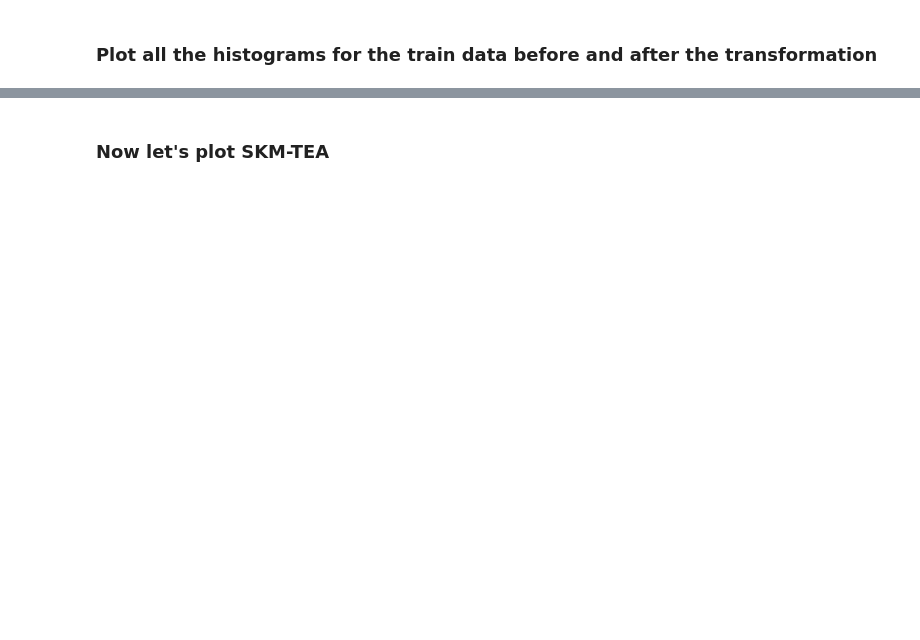
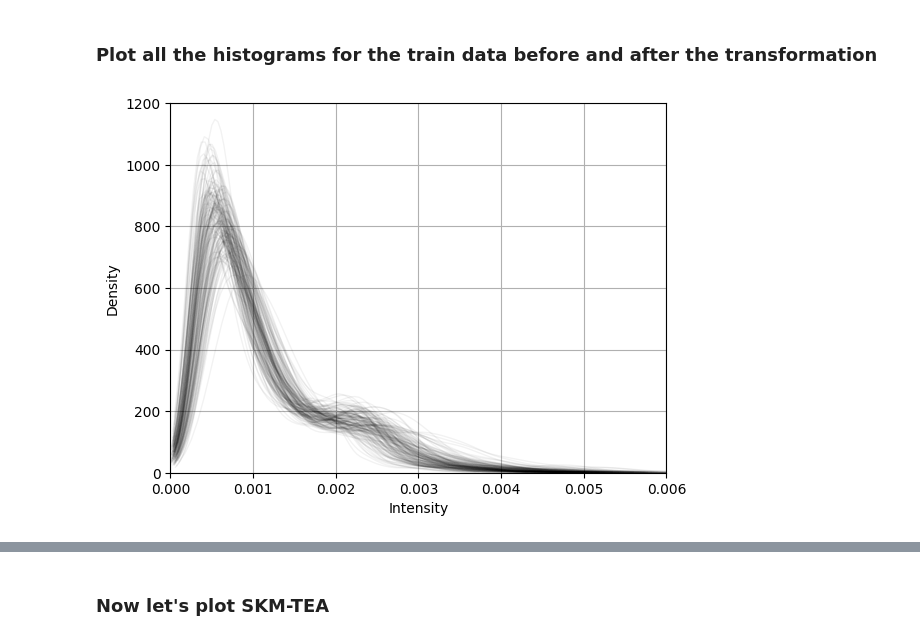
Before and after one commit to oliverjm1/mri_normalisation, a Jupyter notebook: methods/calculate_histogram_template.ipynb, the cells around one changed output, grey strips where cells are left out. Saved outputs shown, nothing was run; the diff lists cells and outputs as text; code cells hidden in the pictures; blank space fills up the shorter version.

Commit message:
results stuff and histogram templates

```diff
--- a/methods/calculate_histogram_template.ipynb
+++ b/methods/calculate_histogram_template.ipynb
@@ -18,8 +18,8 @@ from src.skmtea_utils import *
 # %% [markdown]
 ## Nyul Method First
 # %%
-raw_data_path = '../../../nnUNet_data/nnUNet_raw/Dataset361_Menisci/imagesTr/'
-save_path = '../../../nnUNet_data/nnUNet_preprocessed/Dataset361_Menisci/'
+raw_data_path = '../nnUNet_data/nnUNet_raw/Dataset361_Menisci/imagesTr/'
+save_path = '../nnUNet_data/nnUNet_preprocessed/Dataset361_Menisci/'
 
 files = glob.glob(raw_data_path + '*')
 # %%
@@ -73,19 +89,21 @@ plot_histogram(ax, transformed.mri.data.numpy().ravel(), label='Standardized', a
 # %%
 fig, ax = plt.subplots(dpi=100)
 for path in tqdm(files):
     tensor = tio.ScalarImage(path).data
     values = tensor.numpy().ravel()
 
     # get sample of values
-    sample = np.random.choice(values, 100000)
+    sample = np.random.choice(values, 10000)
     plot_histogram(ax, sample)
 
 ax.set_xlabel('Intensity')
 ax.set_ylabel('Density')
 ax.set_xlim(0, 0.006)
 ax.set_ylim(0, 1200)
 ax.grid()
 plt.savefig('iwoai_histograms.pdf', format='pdf', bbox_inches='tight')
+# %% [output]
+[figure, added]
 # %%
 fig, ax = plt.subplots(dpi=100)
 for path in tqdm(files):
```
Also changed, not shown: parts of 13 cells of this notebook, 5 other files.
